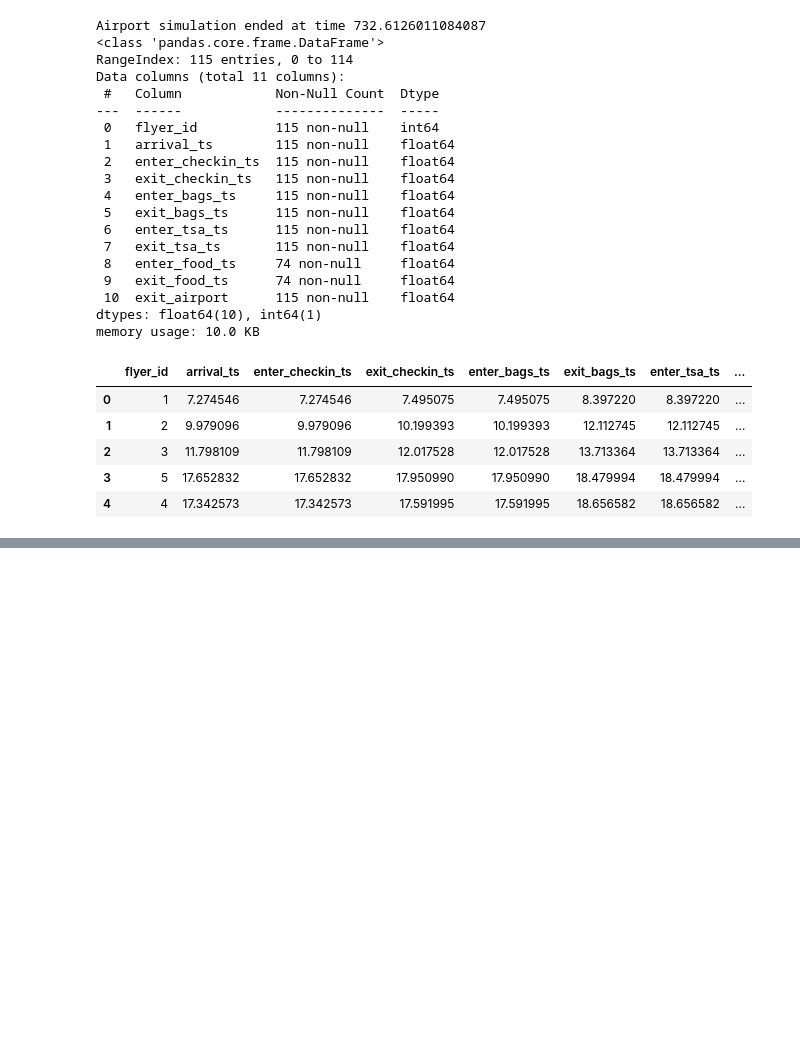
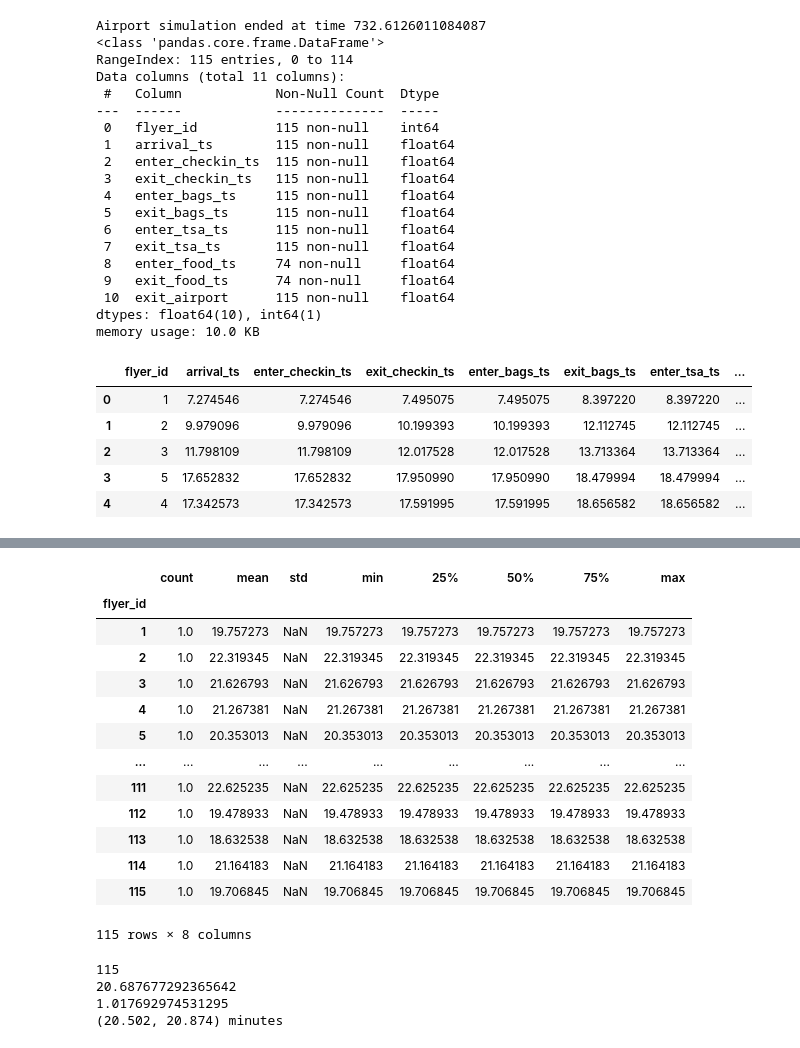
Before and after one commit to ajaygill2020/datascience-hw3, a Jupyter notebook: main_homework_file.ipynb, the cells around one changed output, grey strips where cells are left out. Cells and saved outputs as stored; diff of their text form; code cells hidden in the pictures; blank space fills up the shorter version.

```diff
--- a/main_homework_file.ipynb
+++ b/main_homework_file.ipynb
@@ -518 +517,37 @@ plt.hist(flyer_log_df['time_in_system']);
 [figure]
+# %%
+stats_time_in_system = flyer_log_df.groupby(['flyer_id'])['time_in_system'].describe()
+stats_time_in_system
+# %% [output]
+|  | count | mean | std | min | 25% | 50% | 75% | max |
+| flyer_id |  |  |  |  |  |  |  |  |
+| 1 | 1.0 | 19.757273 | NaN | 19.757273 | 19.757273 | 19.757273 | 19.757273 | 19.757273 |
+| 2 | 1.0 | 22.319345 | NaN | 22.319345 | 22.319345 | 22.319345 | 22.319345 | 22.319345 |
+| 3 | 1.0 | 21.626793 | NaN | 21.626793 | 21.626793 | 21.626793 | 21.626793 | 21.626793 |
+| 4 | 1.0 | 21.267381 | NaN | 21.267381 | 21.267381 | 21.267381 | 21.267381 | 21.267381 |
+| 5 | 1.0 | 20.353013 | NaN | 20.353013 | 20.353013 | 20.353013 | 20.353013 | 20.353013 |
+| ... | ... | ... | ... | ... | ... | ... | ... | ... |
+| 111 | 1.0 | 22.625235 | NaN | 22.625235 | 22.625235 | 22.625235 | 22.625235 | 22.625235 |
+| 112 | 1.0 | 19.478933 | NaN | 19.478933 | 19.478933 | 19.478933 | 19.478933 | 19.478933 |
+| 113 | 1.0 | 18.632538 | NaN | 18.632538 | 18.632538 | 18.632538 | 18.632538 | 18.632538 |
+| 114 | 1.0 | 21.164183 | NaN | 21.164183 | 21.164183 | 21.164183 | 21.164183 | 21.164183 |
+| 115 | 1.0 | 19.706845 | NaN | 19.706845 | 19.706845 | 19.706845 | 19.706845 | 19.706845 |
+115 rows × 8 columns
+# %%
+# Put a range on the mean
+n = stats_time_in_system['mean'].count()
+print(n)
+
+Y_bar = stats_time_in_system['mean'].mean()
+print(Y_bar)
+
+S = stats_time_in_system['mean'].std()
+print(S)
+
+# Confidence intervals
+print(f"({Y_bar - 1.96 * S / math.sqrt(n):.3f}, {Y_bar + 1.96 * S /math.sqrt(n):.3f}) minutes")
+# %% [output]
+115
+20.687677292365642
+1.017692974531295
+(20.502, 20.874) minutes
```
Also changed, not shown: parts of 2 cells of this notebook, 2 other files.
